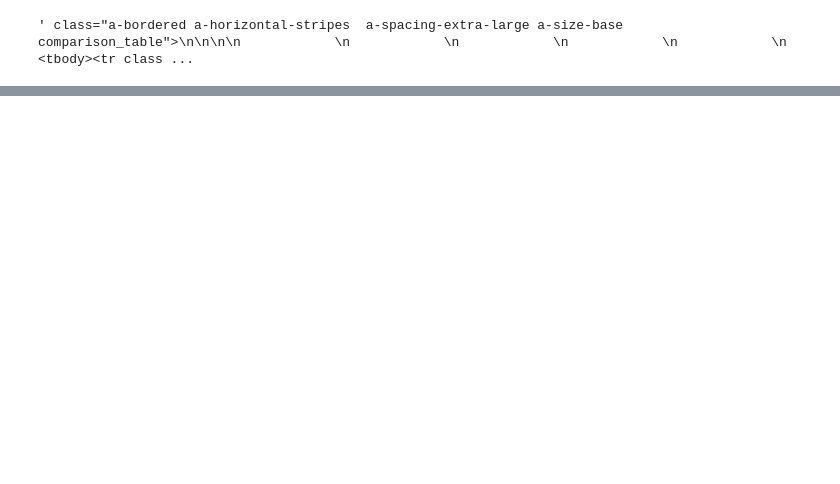
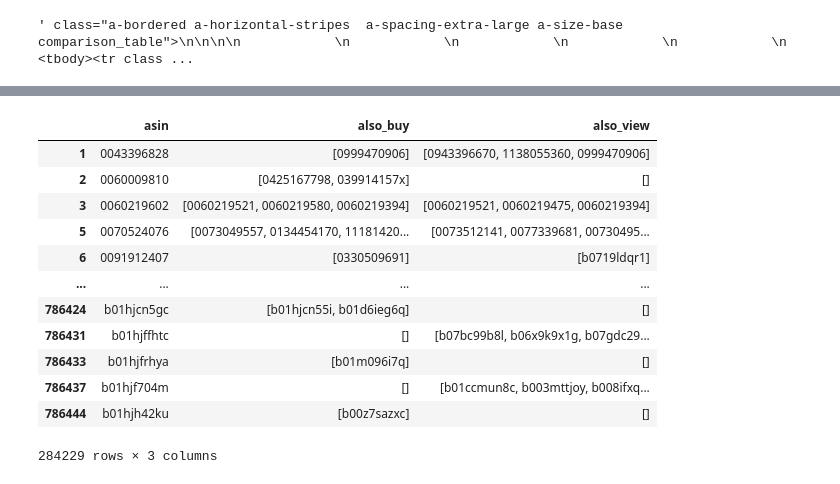
Before and after one commit to AshishSinha5/recommender, a Jupyter notebook: notebooks/6.1-amazon-explicit-data-transform.ipynb, the cells around one changed output, grey strips where cells are left out. Cells and saved outputs as stored; diff of their text form; code cells hidden in the pictures; blank space fills up the shorter version.

```diff
--- a/notebooks/6.1-amazon-explicit-data-transform.ipynb
+++ b/notebooks/6.1-amazon-explicit-data-transform.ipynb
@@ -65,0 +119,16 @@ df.to_csv(write_path, index = False)
+# %%
+df
+# %% [output]
+|  | asin | also_buy | also_view |
+| 1 | 0043396828 | [0999470906] | [0943396670, 1138055360, 0999470906] |
+| 2 | 0060009810 | [0425167798, 039914157x] | [] |
+| 3 | 0060219602 | [0060219521, 0060219580, 0060219394] | [0060219521, 0060219475, 0060219394] |
+| 5 | 0070524076 | [0073049557, 0134454170, 11181420... | [0073512141, 0077339681, 00730495... |
+| 6 | 0091912407 | [0330509691] | [b0719ldqr1] |
+| ... | ... | ... | ... |
+| 786424 | b01hjcn5gc | [b01hjcn55i, b01d6ieg6q] | [] |
+| 786431 | b01hjffhtc | [] | [b07bc99b8l, b06x9k9x1g, b07gdc29... |
+| 786433 | b01hjfrhya | [b01m096i7q] | [] |
+| 786437 | b01hjf704m | [] | [b01ccmun8c, b003mttjoy, b008ifxq... |
+| 786444 | b01hjh42ku | [b00z7sazxc] | [] |
+284229 rows × 3 columns
```
Also changed, not shown: parts of 17 cells of this notebook, 1 other file.
